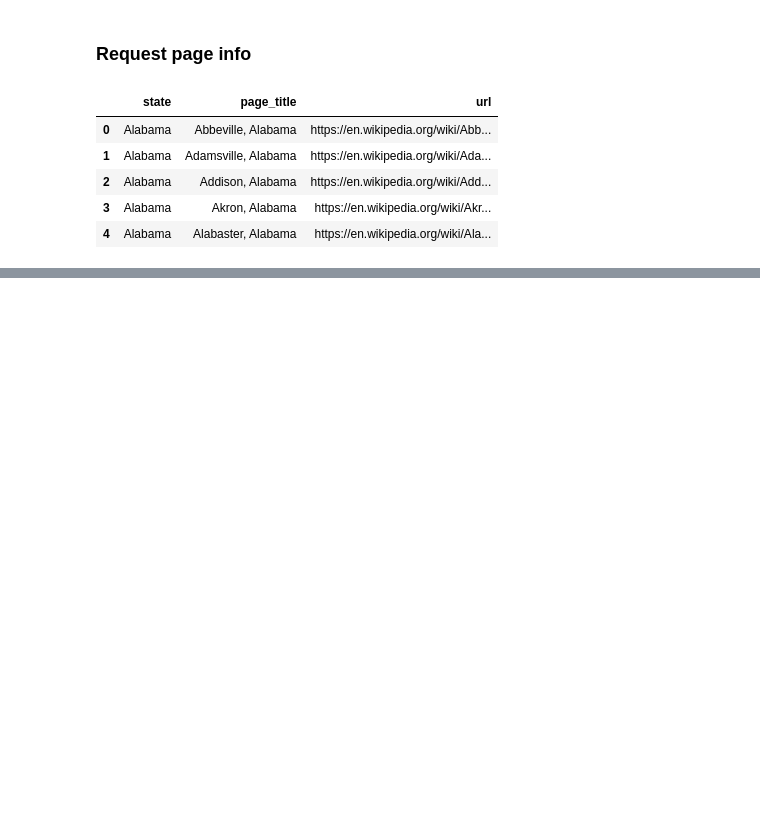
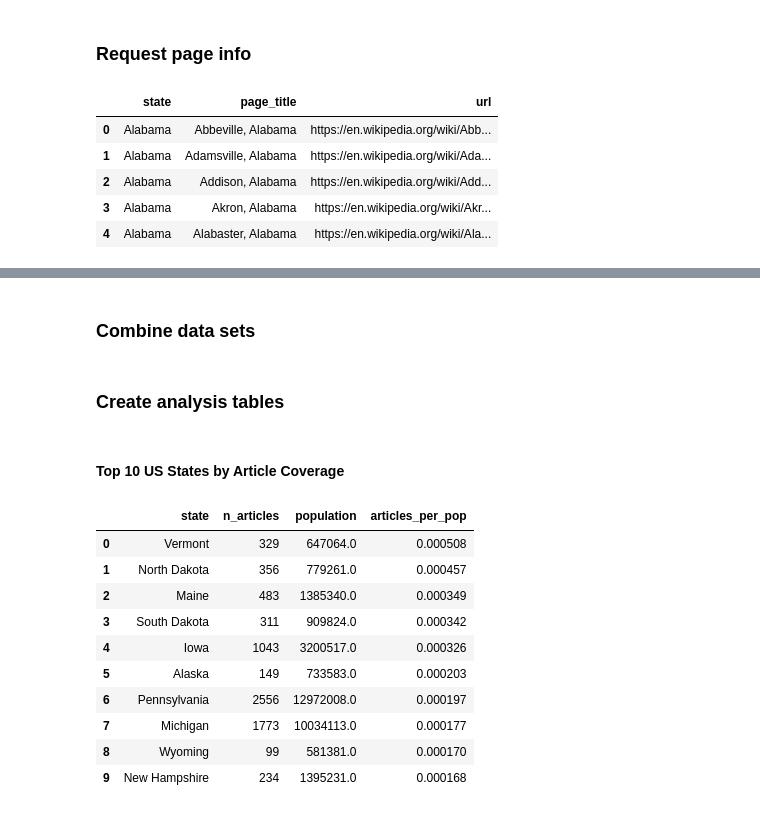
Before and after one commit to jmic94/data-512-homework_2, a Jupyter notebook: code/create_tables.ipynb, the cells around one changed output, grey strips where cells are left out. Cells and saved outputs as stored; diff of their text form; code cells hidden in the pictures; blank space fills up the shorter version.

Commit message:
Create tables, updated README

```diff
--- a/code/create_tables.ipynb
+++ b/code/create_tables.ipynb
@@ -62,5 +64,8 @@ us_cities.head()
 | 2 | Alabama | Addison, Alabama | https://en.wikipedia.org/wiki/Add... |
 | 3 | Alabama | Akron, Alabama | https://en.wikipedia.org/wiki/Akr... |
 | 4 | Alabama | Alabaster, Alabama | https://en.wikipedia.org/wiki/Ala... |
+# %%
+# Drop duplicate rows
+us_cities.drop_duplicates(inplace=True, ignore_index=True)
 # %%
 '''
@@ -157,0 +171,2 @@ Getting page info data for: Akron, Alabama
+# %%
+page_df = pd.read_csv(os.path.join(WD, 'intermediate/page_info.csv'))
@@ -157,0 +322,4 @@ Getting page info data for: Akron, Alabama
+# %%
+score_df = pd.read_csv(os.path.join(WD, 'intermediate/scores.csv'))
+# %% [markdown]
+### Combine data sets
@@ -157,0 +364,26 @@ Getting page info data for: Akron, Alabama
+# %% [markdown]
+### Create analysis tables
+# %%
+state_per_pop = combined_df.groupby('state')['article_title'].count().reset_index()
+state_per_pop.rename(columns={'article_title': 'n_articles'}, inplace=True)
+state_per_pop = state_per_pop.merge(combined_df[['state', 'population']],
+                                    how='left', on='state')
+state_per_pop.drop_duplicates(inplace=True, ignore_index=True)
+state_per_pop['articles_per_pop'] = state_per_pop.n_articles / state_per_pop.population
+state_per_pop.sort_values(by='articles_per_pop', ascending=False, inplace=True)
+# %% [markdown]
+#### Top 10 US States by Article Coverage
+# %%
+state_per_pop.head(10).reset_index(drop=True)
+# %% [output]
+|  | state | n_articles | population | articles_per_pop |
+| 0 | Vermont | 329 | 647064.0 | 0.000508 |
+| 1 | North Dakota | 356 | 779261.0 | 0.000457 |
+| 2 | Maine | 483 | 1385340.0 | 0.000349 |
+| 3 | South Dakota | 311 | 909824.0 | 0.000342 |
+| 4 | Iowa | 1043 | 3200517.0 | 0.000326 |
+| 5 | Alaska | 149 | 733583.0 | 0.000203 |
+| 6 | Pennsylvania | 2556 | 12972008.0 | 0.000197 |
+| 7 | Michigan | 1773 | 10034113.0 | 0.000177 |
+| 8 | Wyoming | 99 | 581381.0 | 0.000170 |
+| 9 | New Hampshire | 234 | 1395231.0 | 0.000168 |
```
Also changed, not shown: parts of 26 cells of this notebook, 4 other files.
